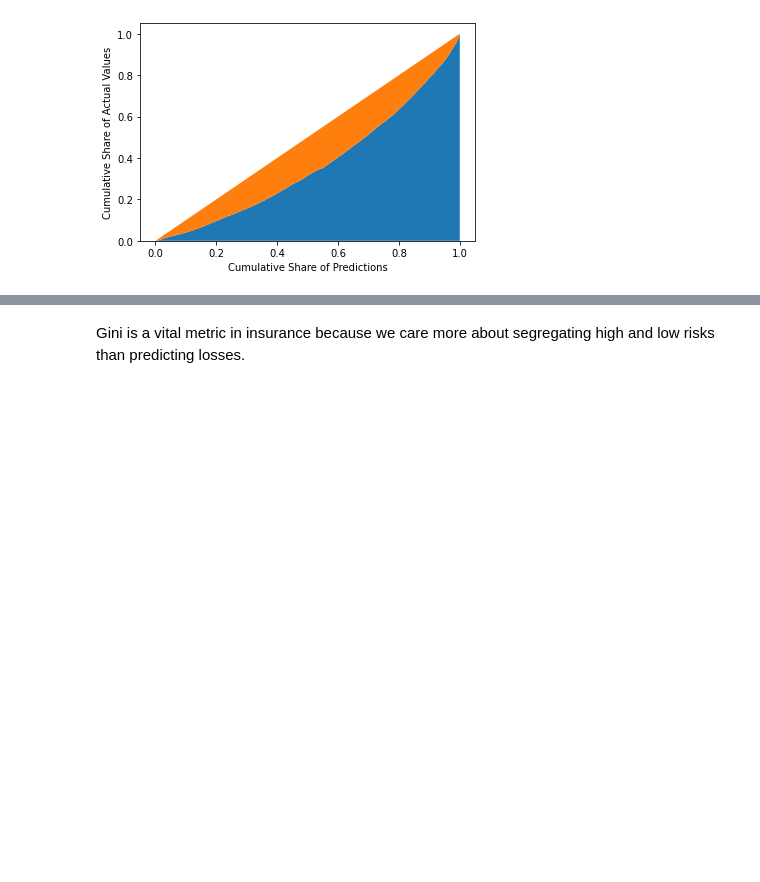
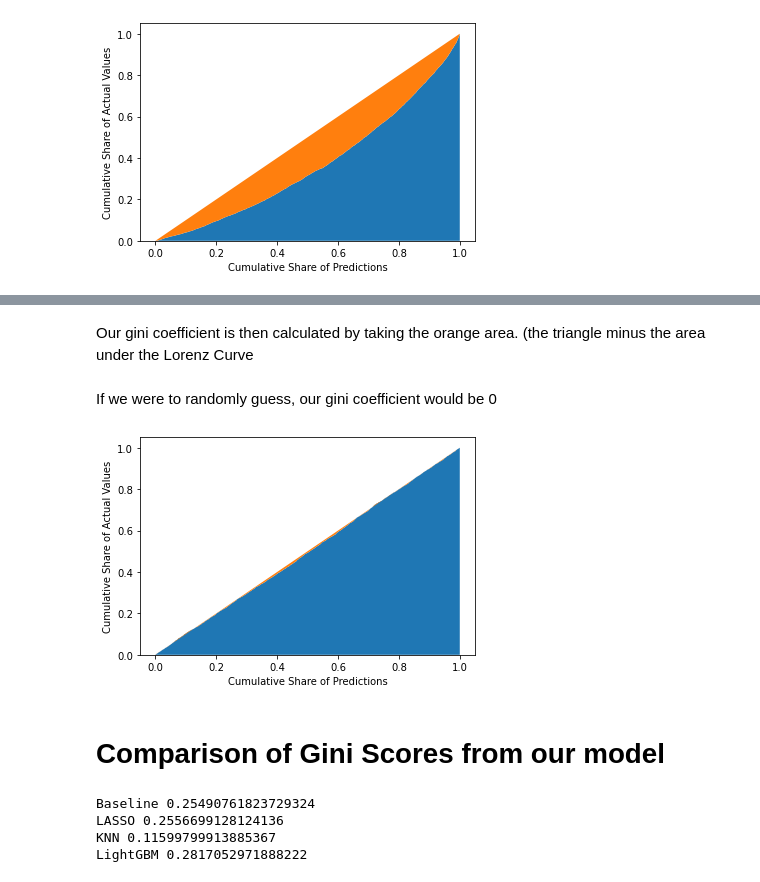
Before and after one commit to TBlainUoB/DST_Assessment1, a Jupyter notebook: Report/07- Evaluation.ipynb, the cells around one changed output, grey strips where cells are left out. Drawn from its saved outputs; the diff is of its cells as text; code cells hidden in the pictures; blank space fills up the shorter version.

Commit message:
gini

```diff
--- a/Report/07- Evaluation.ipynb
+++ b/Report/07- Evaluation.ipynb
@@ -78,2 +75,57 @@ ValueError: Number of break points (148804) must be less than subinterval limit
-# %% [markdown]
-Gini is a vital metric in insurance because we care more about segregating high and low risks than predicting losses.
+# %% [markdown]
+Our gini coefficient is then calculated by taking the orange area. (the triangle minus the area under the Lorenz Curve
+# %% [markdown]
+If we were to randomly guess, our gini coefficient would be 0
+# %%
+import random
+guess = []
+for i in range(len(targets)):
+    randomint = random.randint(0, 1)
+    guess.append(randomint)
+
+data = zip(targets, guess)
+sorted_data = sorted(data, key=lambda d: d[1])
+sorted_actual = [d[0] for d in sorted_data]
+
+# Sum up the actual values
+cumulative_actual = np.cumsum(sorted_actual)
+cumulative_index = np.arange(1, len(cumulative_actual)+1)
+
+cumulative_actual_shares = cumulative_actual / sum(targets)
+cumulative_index_shares = cumulative_index / len(guess)
+
+# Add (0, 0) to the plot
+x_values = [0] + list(cumulative_index_shares)
+y_values = [0] + list(cumulative_actual_shares)
+
+# Display the 45° line stacked on top of the y values
+diagonal = [x - y for (x, y) in zip(x_values, y_values)]
+
+plt.stackplot(x_values, y_values, diagonal)
+plt.xlabel('Cumulative Share of Predictions')
+plt.ylabel('Cumulative Share of Actual Values')
+plt.show()
+# %% [output]
+[figure, added]
+# %% [markdown]
+# Comparison of Gini Scores from our model
+# %%
+baseline = pd.read_csv("Results/baseline_preds.csv")['predictions']
+knn = pd.read_csv("Results/knns.csv")['1']
+lasso = pd.read_csv("Results/lasso_preds.csv")['s0']
+lightgbm_bay = pd.read_csv("Results/lgbm_bayesian_opt.csv")['target']
+targets = pd.read_csv("Dataset/target_test")['target']
+
+models = ['Baseline', 'LASSO', 'KNN', 'LightGBM']
+preds = [baseline, lasso, knn, lightgbm_bay]
+gini_scores = []
+j = 0
+for i in preds:
+    gini_scores.append(gini(targets, i))
+    print(models[j], gini_scores[j])
+    j+=1
+# %% [output]
+Baseline 0.25490761823729324
+LASSO 0.2556699128124136
+KNN 0.11599799913885367
+LightGBM 0.2817052971888222
```
Also changed, not shown: parts of 5 cells of this notebook.
